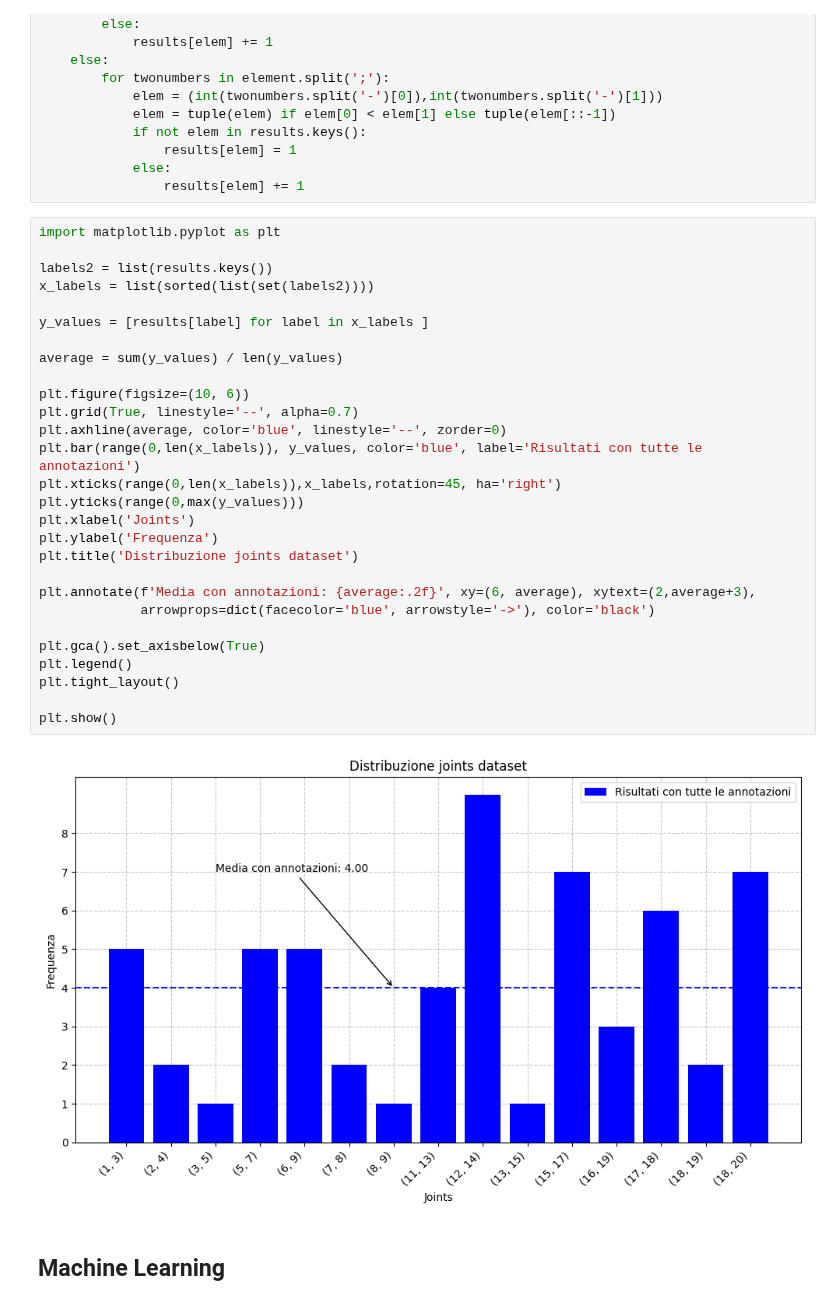
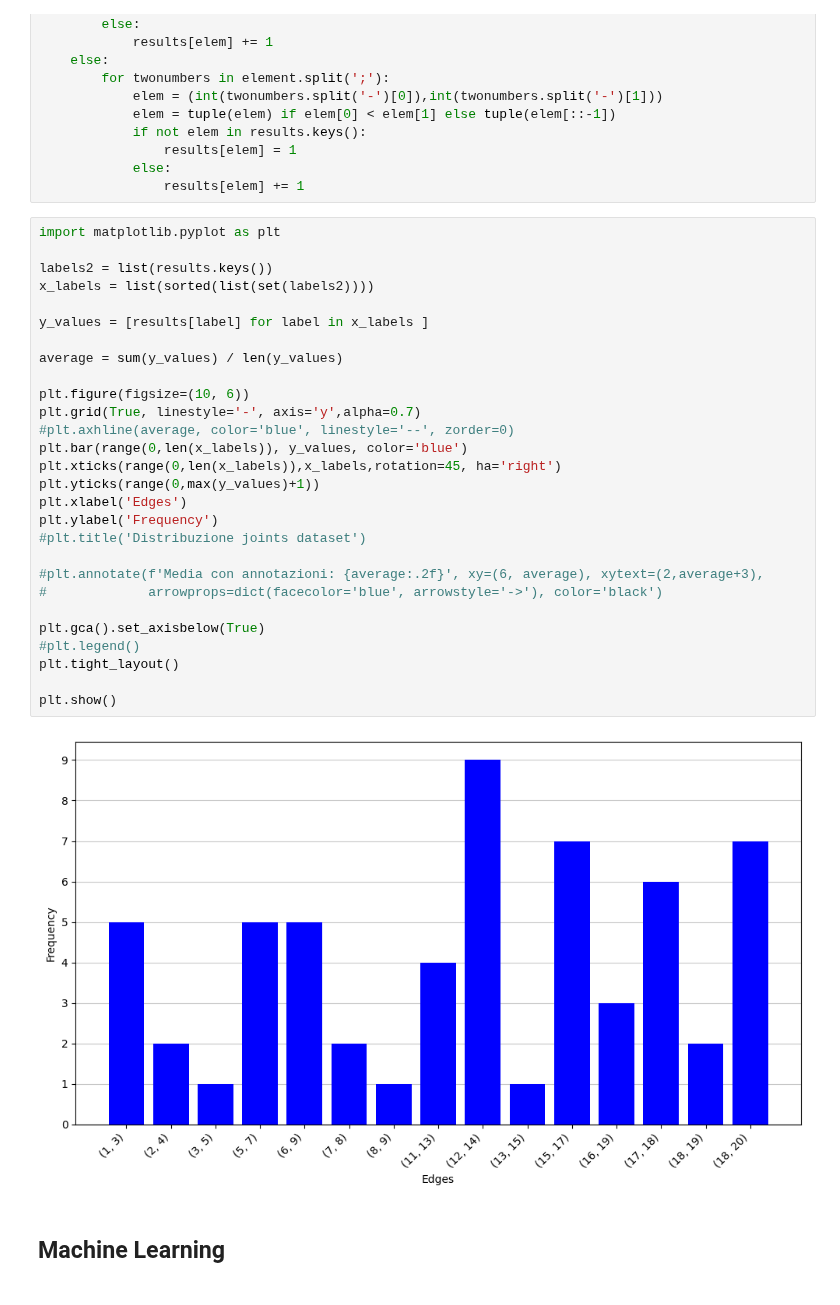
Before and after one commit to gaggioaxel/OoM-Thesis, a Jupyter notebook: code/src/ML_approach.ipynb, the cells around one changed output. Drawn from its saved outputs; the diff is of its cells as text.

```diff
--- a/code/src/ML_approach.ipynb
+++ b/code/src/ML_approach.ipynb
@@ -223,33 +223,33 @@ for element in matches:
 # %%
 import matplotlib.pyplot as plt
 
 labels2 = list(results.keys())
 x_labels = list(sorted(list(set(labels2))))
 
 y_values = [results[label] for label in x_labels ]
 
 average = sum(y_values) / len(y_values)
 
 plt.figure(figsize=(10, 6))
-plt.grid(True, linestyle='--', alpha=0.7)
-plt.axhline(average, color='blue', linestyle='--', zorder=0)
-plt.bar(range(0,len(x_labels)), y_values, color='blue', label='Risultati con tutte le annotazioni')
+plt.grid(True, linestyle='-', axis='y',alpha=0.7)
+#plt.axhline(average, color='blue', linestyle='--', zorder=0)
+plt.bar(range(0,len(x_labels)), y_values, color='blue')
 plt.xticks(range(0,len(x_labels)),x_labels,rotation=45, ha='right')
-plt.yticks(range(0,max(y_values)))
-plt.xlabel('Joints')
-plt.ylabel('Frequenza')
-plt.title('Distribuzione joints dataset')
+plt.yticks(range(0,max(y_values)+1))
+plt.xlabel('Edges')
+plt.ylabel('Frequency')
+#plt.title('Distribuzione joints dataset')
 
-plt.annotate(f'Media con annotazioni: {average:.2f}', xy=(6, average), xytext=(2,average+3),
-             arrowprops=dict(facecolor='blue', arrowstyle='->'), color='black')
+#plt.annotate(f'Media con annotazioni: {average:.2f}', xy=(6, average), xytext=(2,average+3),
+#             arrowprops=dict(facecolor='blue', arrowstyle='->'), color='black')
 
 plt.gca().set_axisbelow(True)
-plt.legend()
+#plt.legend()
 plt.tight_layout()
 
 plt.show()
 # %% [output]
-[figure, old version]
+[figure, new version]
 # %% [markdown]
 ## Machine Learning
 # %% [markdown]
```
Also changed, not shown: parts of 8 cells of this notebook, 4 other files.
